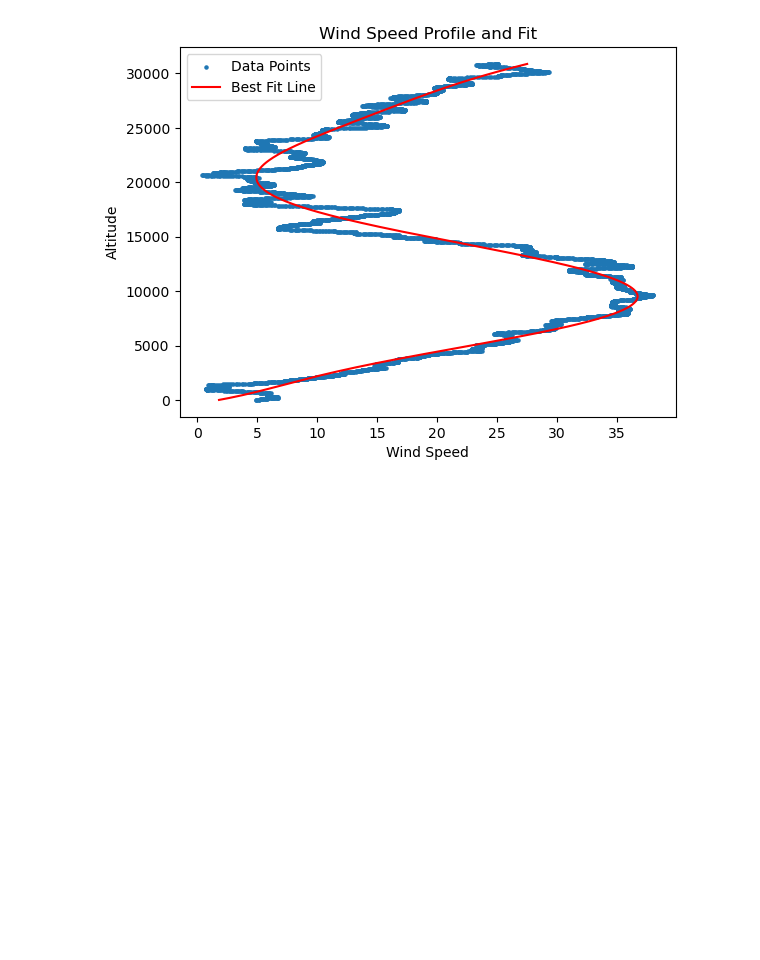
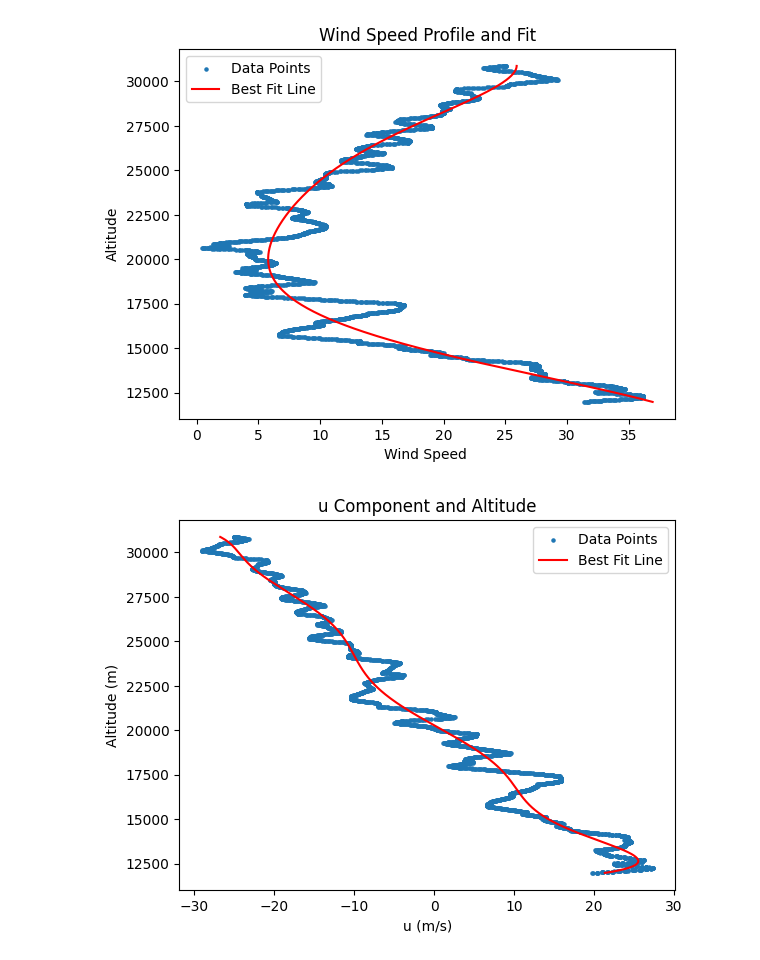
Before and after one commit to gravitywaveanalysistool/gwat, a Jupyter notebook: src/ParseData.ipynb, the cells around one changed output. Drawn from its saved outputs; the diff is of its cells as text; code cells hidden in the pictures; blank space fills up the shorter version.

```diff
--- a/src/ParseData.ipynb
+++ b/src/ParseData.ipynb
@@ -194,4 +210,4 @@ graph2d( profile_df['T']+273, profile_df['Alt']/1000 , 6,'Temperature (K)', 'Alt
 # %%
-graph2d(profile_df['Ws'], profile_df['Alt'],8 ,'Wind Speed', 'Altitude', 'Wind Speed Profile and Fit')
+graph2d(strato_df, 'Ws','Alt' ,6,'Wind Speed ', 'Altitude', 'Wind Speed Profile and Fit')
 # %% [output]
-[figure, old version]
+[figure, new version]
@@ -197,0 +243,4 @@ graph2d(profile_df['Ws'], profile_df['Alt'],8 ,'Wind Speed', 'Altitude', 'Wind S
+# %%
+graph2d(strato_df, 'U','Alt', 8,'u (m/s)', 'Altitude (m)','u Component and Altitude (Stratosphere)',True)
+# %% [output]
+[figure, added]
```
Also changed, not shown: parts of 14 cells of this notebook.
